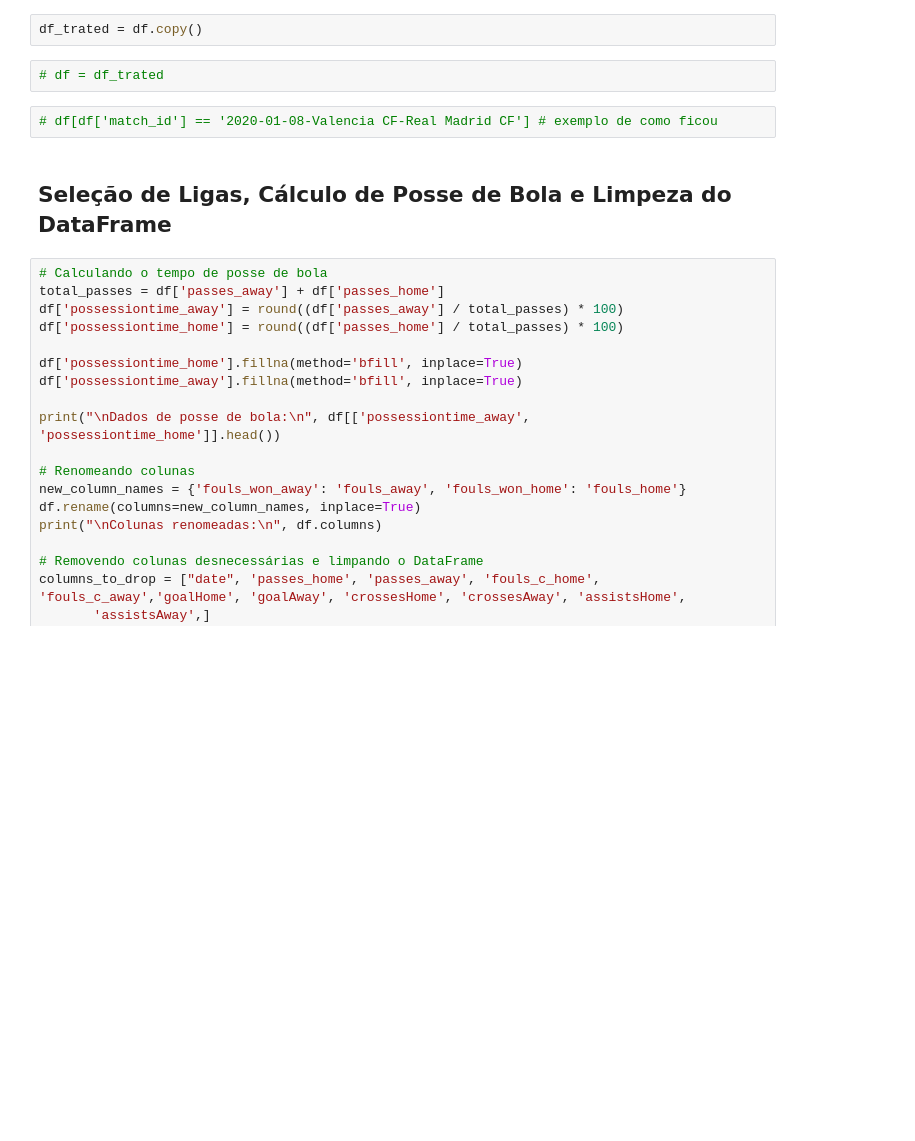
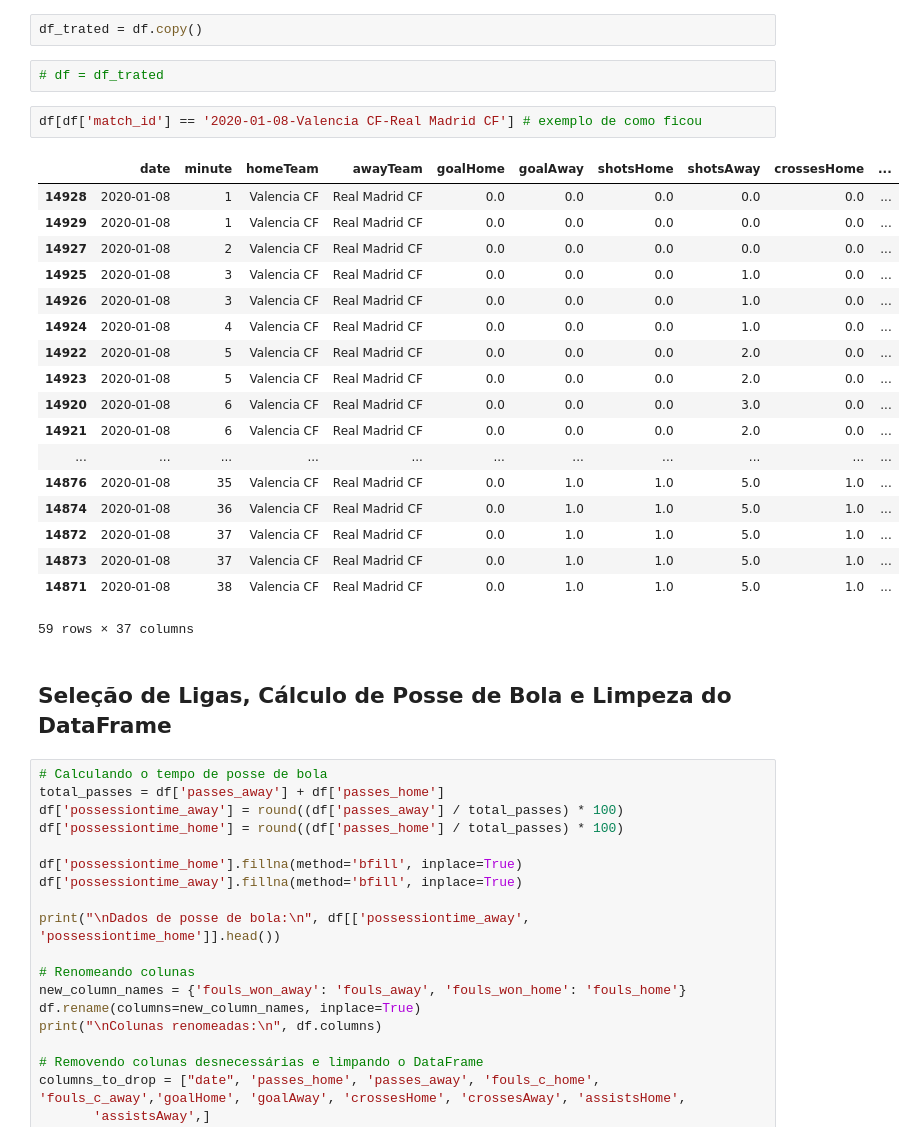
Before and after one commit to nathancarlos22/eo-fut-live, a Jupyter notebook: src/balanceando e tratando.ipynb, the cells around one changed output. Drawn from its saved outputs; the diff is of its cells as text; blank space fills up the shorter version.

```diff
--- a/src/balanceando e tratando.ipynb
+++ b/src/balanceando e tratando.ipynb
@@ -140,7 +140,26 @@ df_trated = df.copy()
 # %%
 # df = df_trated
 # %%
-# df[df['match_id'] == '2020-01-08-Valencia CF-Real Madrid CF'] # exemplo de como ficou
+df[df['match_id'] == '2020-01-08-Valencia CF-Real Madrid CF'] # exemplo de como ficou
+# %% [output]
+|  | date | minute | homeTeam | awayTeam | goalHome | goalAway | shotsHome | shotsAway | crossesHome | ... |
+| 14928 | 2020-01-08 | 1 | Valencia CF | Real Madrid CF | 0.0 | 0.0 | 0.0 | 0.0 | 0.0 | ... |
+| 14929 | 2020-01-08 | 1 | Valencia CF | Real Madrid CF | 0.0 | 0.0 | 0.0 | 0.0 | 0.0 | ... |
+| 14927 | 2020-01-08 | 2 | Valencia CF | Real Madrid CF | 0.0 | 0.0 | 0.0 | 0.0 | 0.0 | ... |
+| 14925 | 2020-01-08 | 3 | Valencia CF | Real Madrid CF | 0.0 | 0.0 | 0.0 | 1.0 | 0.0 | ... |
+| 14926 | 2020-01-08 | 3 | Valencia CF | Real Madrid CF | 0.0 | 0.0 | 0.0 | 1.0 | 0.0 | ... |
+| 14924 | 2020-01-08 | 4 | Valencia CF | Real Madrid CF | 0.0 | 0.0 | 0.0 | 1.0 | 0.0 | ... |
+| 14922 | 2020-01-08 | 5 | Valencia CF | Real Madrid CF | 0.0 | 0.0 | 0.0 | 2.0 | 0.0 | ... |
+| 14923 | 2020-01-08 | 5 | Valencia CF | Real Madrid CF | 0.0 | 0.0 | 0.0 | 2.0 | 0.0 | ... |
+| 14920 | 2020-01-08 | 6 | Valencia CF | Real Madrid CF | 0.0 | 0.0 | 0.0 | 3.0 | 0.0 | ... |
+| 14921 | 2020-01-08 | 6 | Valencia CF | Real Madrid CF | 0.0 | 0.0 | 0.0 | 2.0 | 0.0 | ... |
+| ... | ... | ... | ... | ... | ... | ... | ... | ... | ... | ... |
+| 14876 | 2020-01-08 | 35 | Valencia CF | Real Madrid CF | 0.0 | 1.0 | 1.0 | 5.0 | 1.0 | ... |
+| 14874 | 2020-01-08 | 36 | Valencia CF | Real Madrid CF | 0.0 | 1.0 | 1.0 | 5.0 | 1.0 | ... |
+| 14872 | 2020-01-08 | 37 | Valencia CF | Real Madrid CF | 0.0 | 1.0 | 1.0 | 5.0 | 1.0 | ... |
+| 14873 | 2020-01-08 | 37 | Valencia CF | Real Madrid CF | 0.0 | 1.0 | 1.0 | 5.0 | 1.0 | ... |
+| 14871 | 2020-01-08 | 38 | Valencia CF | Real Madrid CF | 0.0 | 1.0 | 1.0 | 5.0 | 1.0 | ... |
+59 rows × 37 columns
 # %% [markdown]
 ## Seleção de Ligas, Cálculo de Posse de Bola e Limpeza do DataFrame
 # %%
```
Also changed, not shown: 40 other files.
